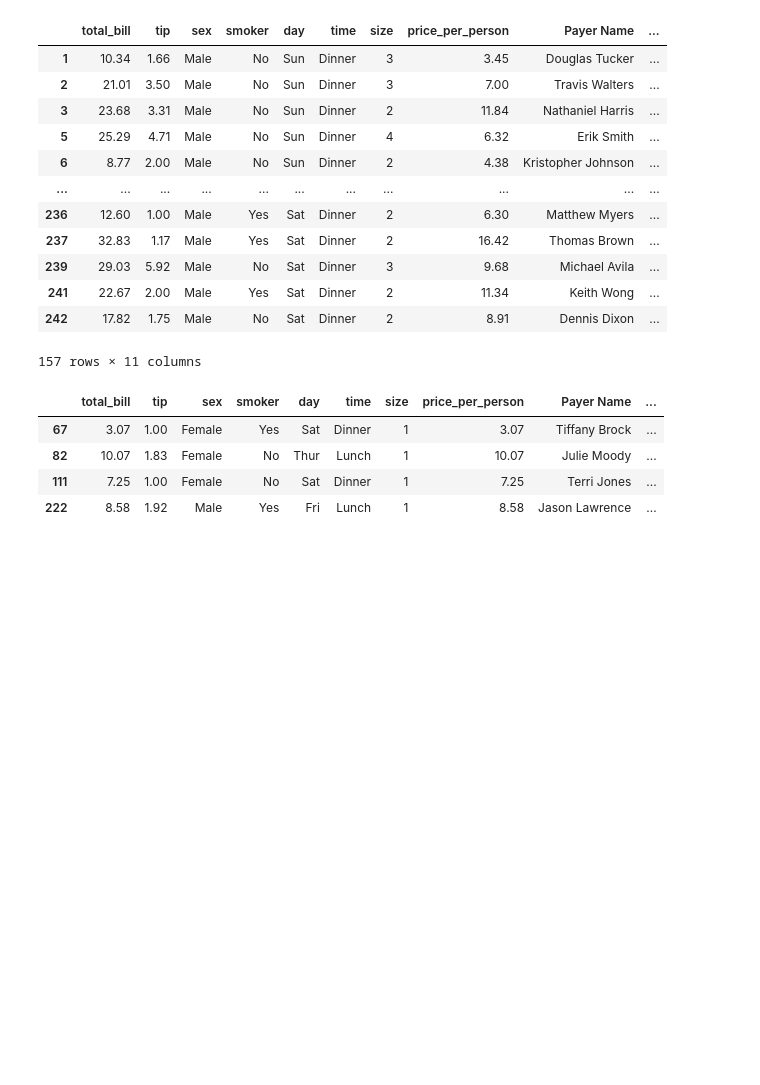
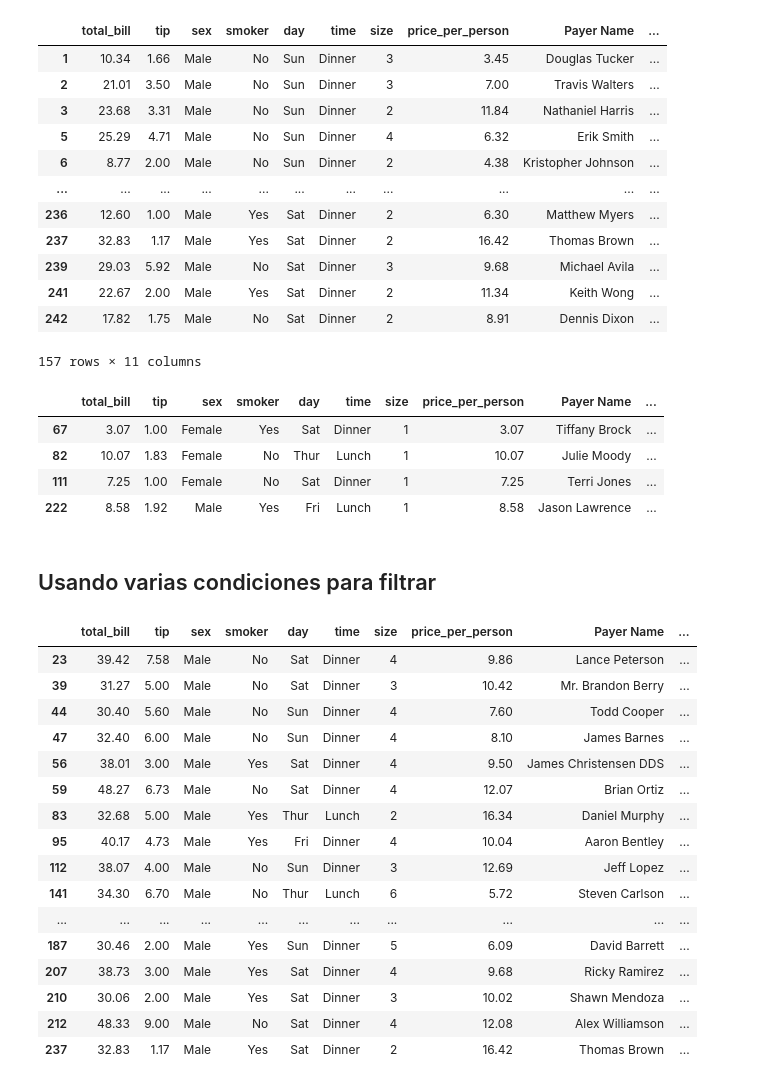
Before and after one commit to AngelDHackerman/fullDataSciencePath, a Jupyter notebook: python_Machine_Learning_Data_Science/Pandas/Conditional_filtering.ipynb, the cells around one changed output. Drawn from its saved outputs; the diff is of its cells as text; code cells hidden in the pictures; blank space fills up the shorter version.

Commit message:
filtrando por varias condiciones and and or

```diff
--- a/python_Machine_Learning_Data_Science/Pandas/Conditional_filtering.ipynb
+++ b/python_Machine_Learning_Data_Science/Pandas/Conditional_filtering.ipynb
@@ -79,3 +79,25 @@ df[df['size'] < 2]
 | 82 | 10.07 | 1.83 | Female | No | Thur | Lunch | 1 | 10.07 | Julie Moody | ... |
 | 111 | 7.25 | 1.00 | Female | No | Sat | Dinner | 1 | 7.25 | Terri Jones | ... |
 | 222 | 8.58 | 1.92 | Male | Yes | Fri | Lunch | 1 | 8.58 | Jason Lawrence | ... |
+# %% [markdown]
+## Usando varias condiciones para filtrar
+# %%
+df[(df['total_bill'] > 30) & (df['sex'] == 'Male')]  # ? Asi se usand las condiciones de and en pandas
+# %% [output]
+|  | total_bill | tip | sex | smoker | day | time | size | price_per_person | Payer Name | ... |
+| 23 | 39.42 | 7.58 | Male | No | Sat | Dinner | 4 | 9.86 | Lance Peterson | ... |
+| 39 | 31.27 | 5.00 | Male | No | Sat | Dinner | 3 | 10.42 | Mr. Brandon Berry | ... |
+| 44 | 30.40 | 5.60 | Male | No | Sun | Dinner | 4 | 7.60 | Todd Cooper | ... |
+| 47 | 32.40 | 6.00 | Male | No | Sun | Dinner | 4 | 8.10 | James Barnes | ... |
+| 56 | 38.01 | 3.00 | Male | Yes | Sat | Dinner | 4 | 9.50 | James Christensen DDS | ... |
+| 59 | 48.27 | 6.73 | Male | No | Sat | Dinner | 4 | 12.07 | Brian Ortiz | ... |
+| 83 | 32.68 | 5.00 | Male | Yes | Thur | Lunch | 2 | 16.34 | Daniel Murphy | ... |
+| 95 | 40.17 | 4.73 | Male | Yes | Fri | Dinner | 4 | 10.04 | Aaron Bentley | ... |
+| 112 | 38.07 | 4.00 | Male | No | Sun | Dinner | 3 | 12.69 | Jeff Lopez | ... |
+| 141 | 34.30 | 6.70 | Male | No | Thur | Lunch | 6 | 5.72 | Steven Carlson | ... |
+| ... | ... | ... | ... | ... | ... | ... | ... | ... | ... | ... |
+| 187 | 30.46 | 2.00 | Male | Yes | Sun | Dinner | 5 | 6.09 | David Barrett | ... |
+| 207 | 38.73 | 3.00 | Male | Yes | Sat | Dinner | 4 | 9.68 | Ricky Ramirez | ... |
+| 210 | 30.06 | 2.00 | Male | Yes | Sat | Dinner | 3 | 10.02 | Shawn Mendoza | ... |
+| 212 | 48.33 | 9.00 | Male | No | Sat | Dinner | 4 | 12.08 | Alex Williamson | ... |
+| 237 | 32.83 | 1.17 | Male | Yes | Sat | Dinner | 2 | 16.42 | Thomas Brown | ... |
```
Also changed, not shown: parts of 4 cells of this notebook.
